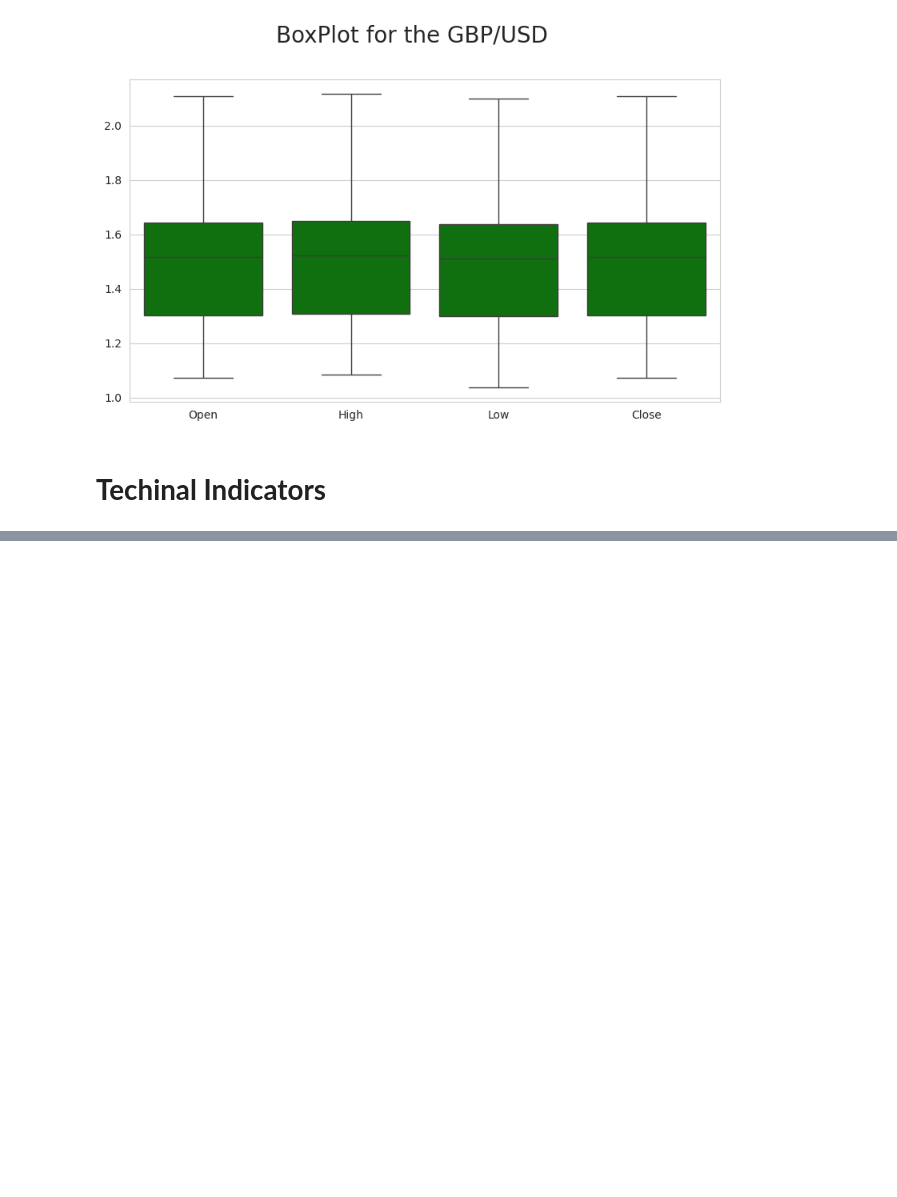
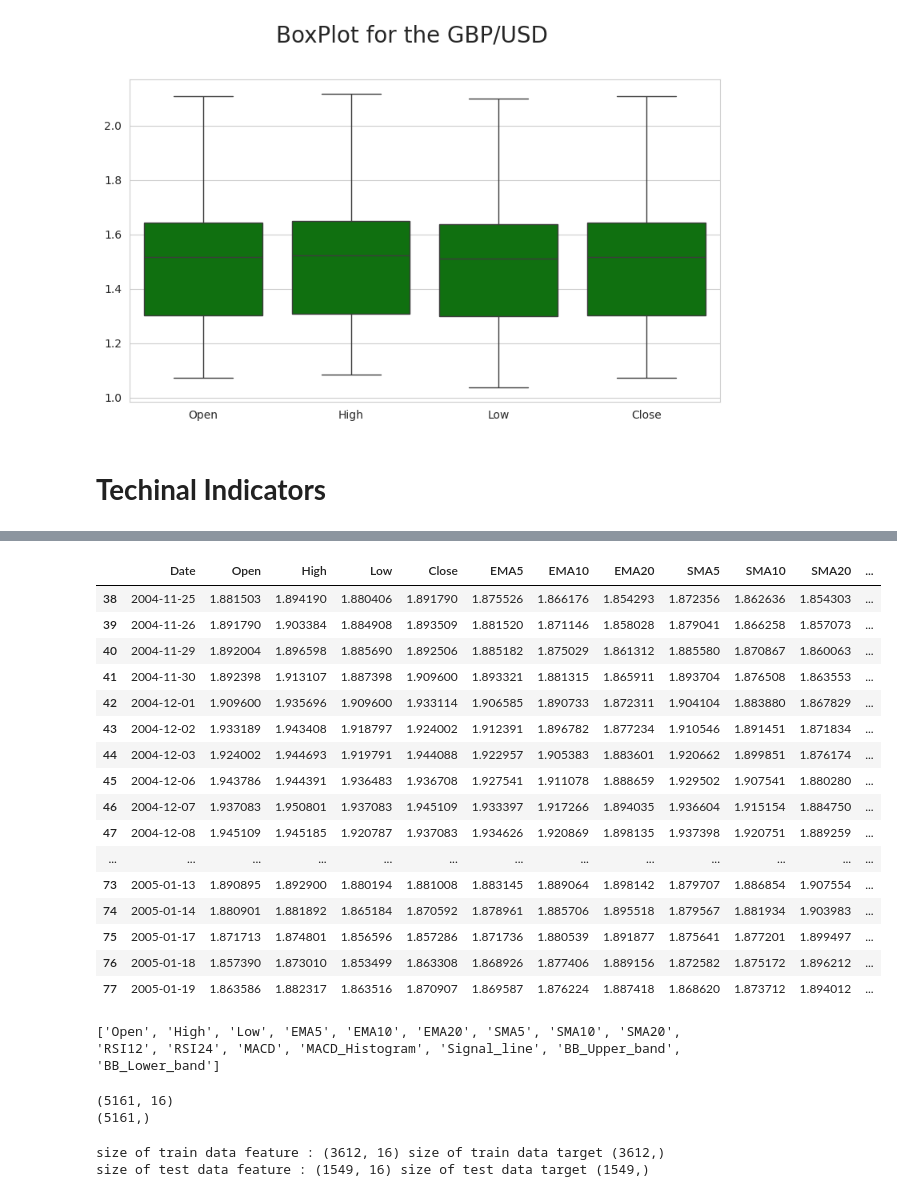
Before and after one commit to kashir123/GBPUSD-final-project, a Jupyter notebook: GBPUSD_price_prediction.ipynb, the cells around one changed output, grey strips where cells are left out. Cells and saved outputs as stored; diff of their text form; code cells hidden in the pictures; blank space fills up the shorter version.

```diff
--- a/GBPUSD_price_prediction.ipynb
+++ b/GBPUSD_price_prediction.ipynb
@@ -447,0 +544,41 @@ fig.show("svg")
+# %%
+#cut the first 30 values of the dataset which has Nan values
+data_cleaned = data_cleaned[38:]
+#data_cleaned = data_cleaned[:,1:]
+# %%
+data_cleaned.head(40)
+# %% [output]
+|  | Date | Open | High | Low | Close | EMA5 | EMA10 | EMA20 | SMA5 | SMA10 | SMA20 | ... |
+| 38 | 2004-11-25 | 1.881503 | 1.894190 | 1.880406 | 1.891790 | 1.875526 | 1.866176 | 1.854293 | 1.872356 | 1.862636 | 1.854303 | ... |
+| 39 | 2004-11-26 | 1.891790 | 1.903384 | 1.884908 | 1.893509 | 1.881520 | 1.871146 | 1.858028 | 1.879041 | 1.866258 | 1.857073 | ... |
+| 40 | 2004-11-29 | 1.892004 | 1.896598 | 1.885690 | 1.892506 | 1.885182 | 1.875029 | 1.861312 | 1.885580 | 1.870867 | 1.860063 | ... |
+| 41 | 2004-11-30 | 1.892398 | 1.913107 | 1.887398 | 1.909600 | 1.893321 | 1.881315 | 1.865911 | 1.893704 | 1.876508 | 1.863553 | ... |
+| 42 | 2004-12-01 | 1.909600 | 1.935696 | 1.909600 | 1.933114 | 1.906585 | 1.890733 | 1.872311 | 1.904104 | 1.883880 | 1.867829 | ... |
+| 43 | 2004-12-02 | 1.933189 | 1.943408 | 1.918797 | 1.924002 | 1.912391 | 1.896782 | 1.877234 | 1.910546 | 1.891451 | 1.871834 | ... |
+| 44 | 2004-12-03 | 1.924002 | 1.944693 | 1.919791 | 1.944088 | 1.922957 | 1.905383 | 1.883601 | 1.920662 | 1.899851 | 1.876174 | ... |
+| 45 | 2004-12-06 | 1.943786 | 1.944391 | 1.936483 | 1.936708 | 1.927541 | 1.911078 | 1.888659 | 1.929502 | 1.907541 | 1.880280 | ... |
+| 46 | 2004-12-07 | 1.937083 | 1.950801 | 1.937083 | 1.945109 | 1.933397 | 1.917266 | 1.894035 | 1.936604 | 1.915154 | 1.884750 | ... |
+| 47 | 2004-12-08 | 1.945109 | 1.945185 | 1.920787 | 1.937083 | 1.934626 | 1.920869 | 1.898135 | 1.937398 | 1.920751 | 1.889259 | ... |
+| ... | ... | ... | ... | ... | ... | ... | ... | ... | ... | ... | ... | ... |
+| 73 | 2005-01-13 | 1.890895 | 1.892900 | 1.880194 | 1.881008 | 1.883145 | 1.889064 | 1.898142 | 1.879707 | 1.886854 | 1.907554 | ... |
+| 74 | 2005-01-14 | 1.880901 | 1.881892 | 1.865184 | 1.870592 | 1.878961 | 1.885706 | 1.895518 | 1.879567 | 1.881934 | 1.903983 | ... |
+| 75 | 2005-01-17 | 1.871713 | 1.874801 | 1.856596 | 1.857286 | 1.871736 | 1.880539 | 1.891877 | 1.875641 | 1.877201 | 1.899497 | ... |
+| 76 | 2005-01-18 | 1.857390 | 1.873010 | 1.853499 | 1.863308 | 1.868926 | 1.877406 | 1.889156 | 1.872582 | 1.875172 | 1.896212 | ... |
+| 77 | 2005-01-19 | 1.863586 | 1.882317 | 1.863516 | 1.870907 | 1.869587 | 1.876224 | 1.887418 | 1.868620 | 1.873712 | 1.894012 | ... |
+# %%
+train_col = [col for col in  data_cleaned.columns  if col != 'Close' and col != 'Date']
+print(train_col)
+# %% [output]
+['Open', 'High', 'Low', 'EMA5', 'EMA10', 'EMA20', 'SMA5', 'SMA10', 'SMA20', 'RSI12', 'RSI24', 'MACD', 'MACD_Histogram', 'Signal_line', 'BB_Upper_band', 'BB_Lower_band']
+# %%
+#get the data of the feature
+data_feature = data_cleaned[train_col].values
+
+#get the data of the target value
+y_target = data_cleaned['Close'].values
+
+print(data_feature.shape)
+print(y_target.shape)
+# %% [output]
+(5161, 16)
+(5161,)
@@ -447,0 +600,8 @@ fig.show("svg")
+# %%
+#print the shape of the train data and test data
+
+print("size of train data feature :",trainX.shape,"size of train data target", trainY.shape)
+print("size of test data feature :",testX.shape,"size of test data target", testY.shape)
+# %% [output]
+size of train data feature : (3612, 16) size of train data target (3612,)
+size of test data feature : (1549, 16) size of test data target (1549,)
```
Also changed, not shown: parts of 22 cells of this notebook.
